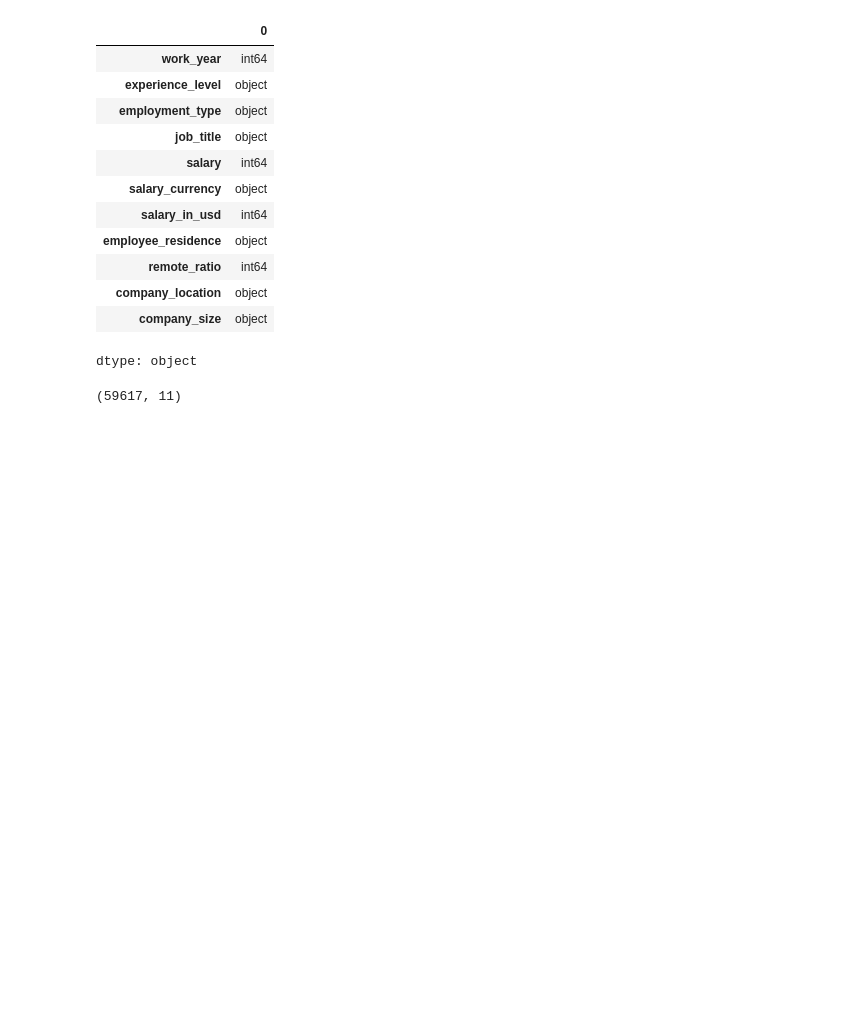
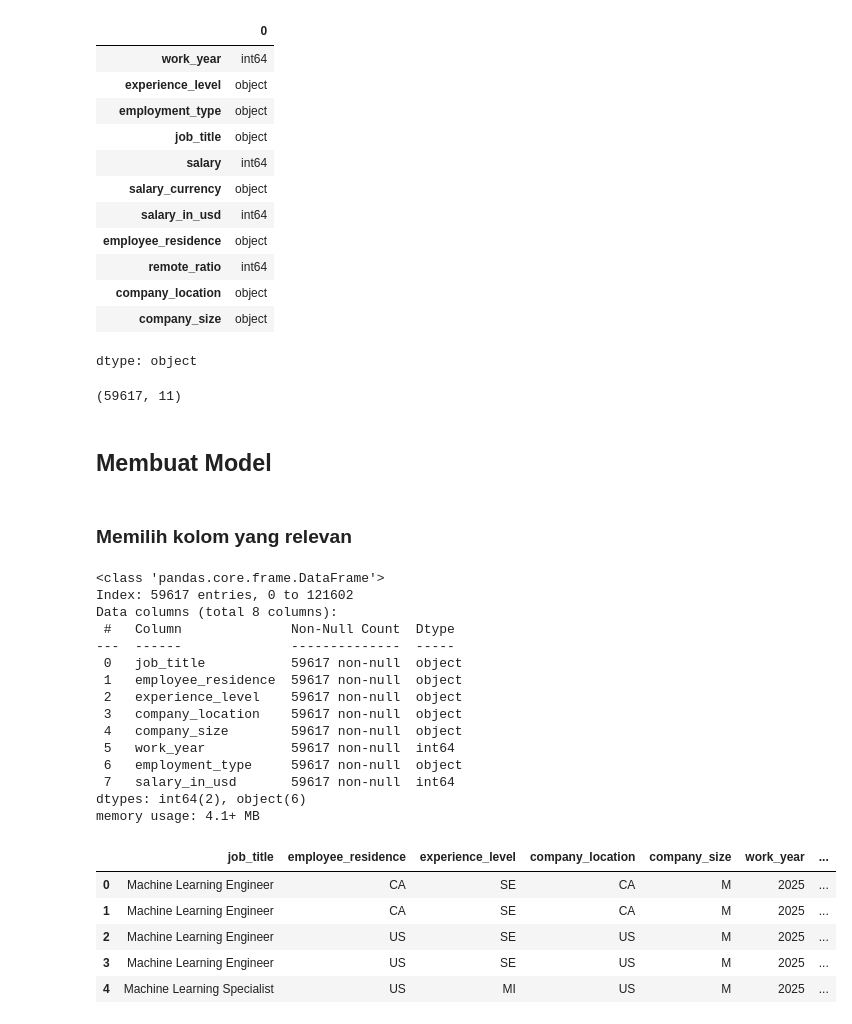
Before and after one commit to TsangCahya/ds-project, a Jupyter notebook: Lidia.ipynb, the cells around one changed output. Drawn from its saved outputs; the diff is of its cells as text; code cells hidden in the pictures; blank space fills up the shorter version.

```diff
--- a/Lidia.ipynb
+++ b/Lidia.ipynb
@@ -621,3 +621,45 @@ dtype: object
 df.shape
 # %% [output]
 (59617, 11)
+# %% [markdown]
+## Membuat Model
+# %% [markdown]
+### Memilih kolom yang relevan
+# %%
+relevant_columns = [
+    'job_title',
+    'employee_residence',
+    'experience_level',
+    'company_location',
+    'company_size',
+    'work_year',
+    'employment_type',
+    'salary_in_usd'  # target
+]
+
+df_model = df[relevant_columns]
+
+df_model.info()
+df_model.head() #contoh data
+# %% [output]
+<class 'pandas.core.frame.DataFrame'>
+Index: 59617 entries, 0 to 121602
+Data columns (total 8 columns):
+ #   Column              Non-Null Count  Dtype
+---  ------              --------------  -----
+ 0   job_title           59617 non-null  object
+ 1   employee_residence  59617 non-null  object
+ 2   experience_level    59617 non-null  object
+ 3   company_location    59617 non-null  object
+ 4   company_size        59617 non-null  object
+ 5   work_year           59617 non-null  int64
+ 6   employment_type     59617 non-null  object
+ 7   salary_in_usd       59617 non-null  int64
+dtypes: int64(2), object(6)
+memory usage: 4.1+ MB
+|  | job_title | employee_residence | experience_level | company_location | company_size | work_year | ... |
+| 0 | Machine Learning Engineer | CA | SE | CA | M | 2025 | ... |
+| 1 | Machine Learning Engineer | CA | SE | CA | M | 2025 | ... |
+| 2 | Machine Learning Engineer | US | SE | US | M | 2025 | ... |
+| 3 | Machine Learning Engineer | US | SE | US | M | 2025 | ... |
+| 4 | Machine Learning Specialist | US | MI | US | M | 2025 | ... |
```
Also changed, not shown: parts of 13 cells of this notebook.
